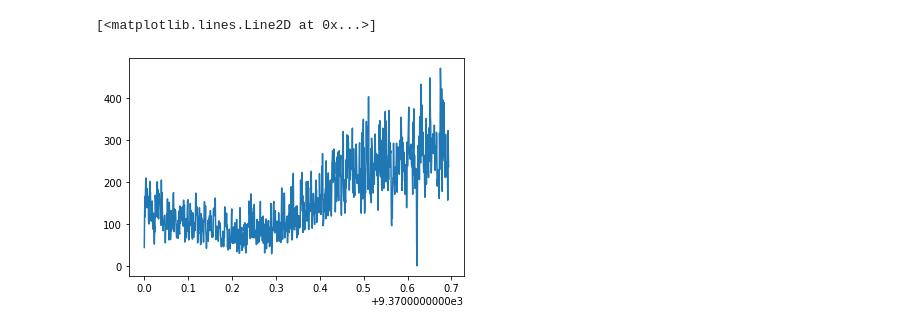
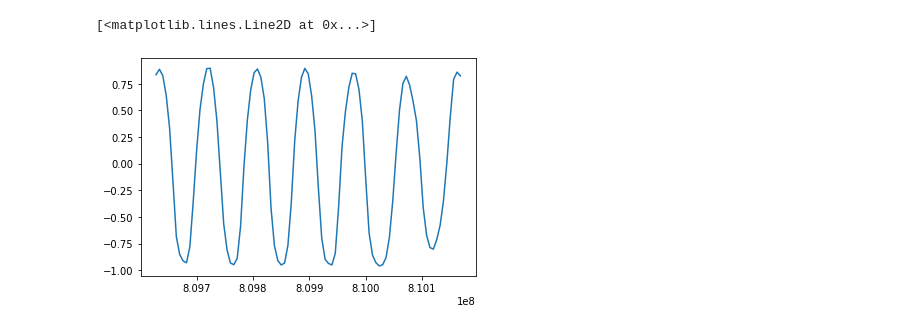
Before and after one commit to nnao45/jaist-my-jupyter, a Jupyter notebook: notebook/clark_net/test01.ipynb, the cells around one changed output. Drawn from its saved outputs; the diff is of its cells as text; code cells hidden in the pictures.

```diff
--- a/notebook/clark_net/test01.ipynb
+++ b/notebook/clark_net/test01.ipynb
@@ -132,5 +117,22 @@ plt.plot(df_M_date, df_M_count)
-# %%
-plt.plot(df_M_date[:1000], df_M_count[:1000])
-# %% [output]
-[<matplotlib.lines.Line2D at 0x...>]
-[figure, removed]
+# %%
+def lr_loop(x, y, batch_size = 100, incr = 10):
+    factors = []
+    counter = batch_size
+    while len(x) > counter:
+        try:
+            x_train = pd.Series(x[counter-batch_size:counter])
+            y_train = pd.Series(y[counter-batch_size:counter])
+            factor = x_train.corr(y_train)
+            factors += [{"date": x[counter], "factor": factor}]
+            counter += incr
+        except Exception as e:
+            print(e)
+            counter += incr
+    return pd.DataFrame(factors)
+# %%
+clark_lr = lr_loop(list(itertools.chain.from_iterable(df_M_date.tolist())), list(itertools.chain.from_iterable(df_M_count.tolist())))
+# %%
+plt.plot(clark_lr["date"], clark_lr["factor"])
+# %% [output]
+[<matplotlib.lines.Line2D at 0x...>]
+[figure, added]
```
Also changed, not shown: parts of 19 cells of this notebook.
